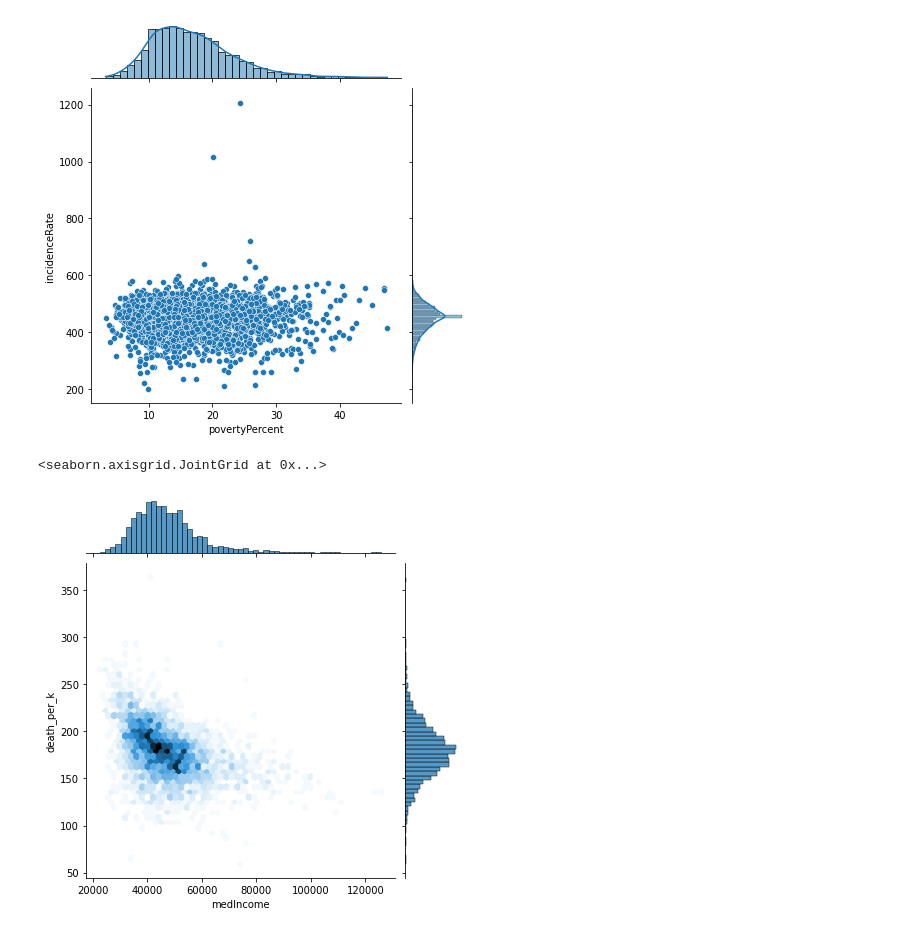
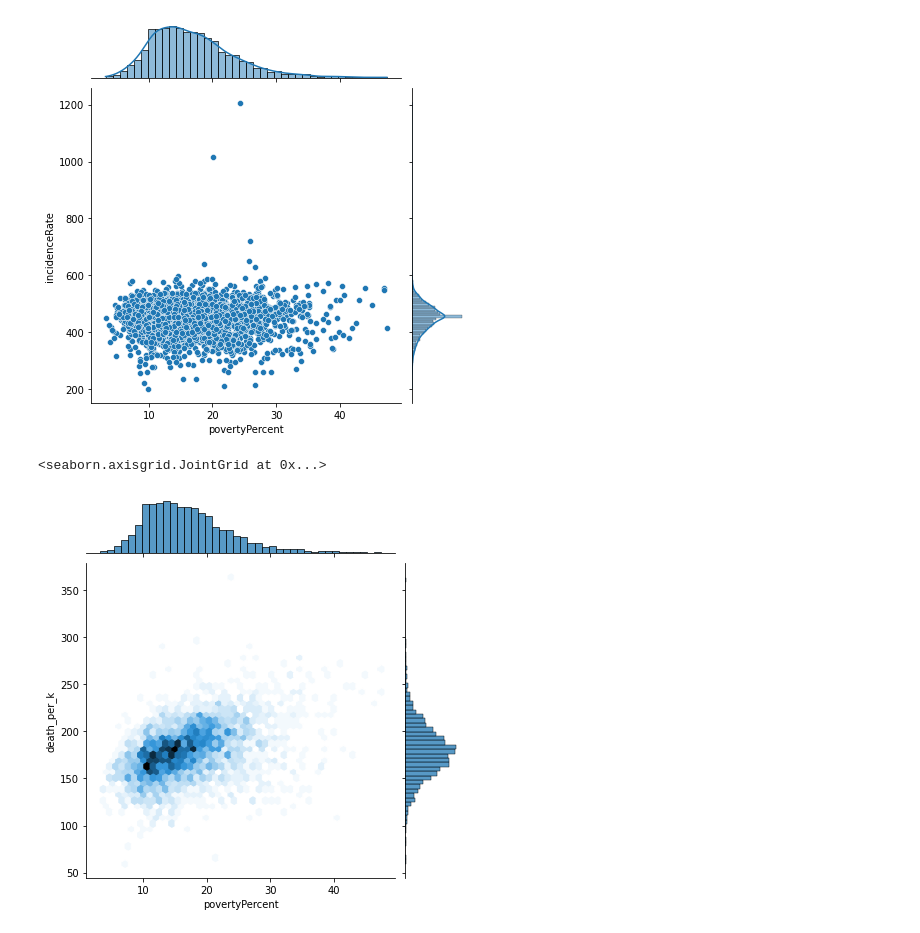
Before and after one commit to dansarmiento/ColaboratoryNotebooks, a Jupyter notebook: notebook8cd93c78a5.ipynb, the cells around one changed output. Saved outputs shown, nothing was run; the diff lists cells and outputs as text; code cells hidden in the pictures.

```diff
--- a/notebook8cd93c78a5.ipynb
+++ b/notebook8cd93c78a5.ipynb
@@ -169,10 +167,10 @@ g.plot_marginals(sns.histplot, kde=True)
 [figure]
 # %%
 df.describe()
-sns.jointplot(data=df, x='medIncome',y='death_per_k', kind='hex')
-# this is simpler, but I like the other one better
+sns.jointplot(data=df, x='povertyPercent',y='death_per_k', kind='hex')
+# this is simpler
 # %% [output]
 <seaborn.axisgrid.JointGrid at 0x...>
-[figure, old version]
+[figure, new version]
 # %%
 # hypothesis list would help guide graph creation
```
Also changed, not shown: parts of 5 cells of this notebook.
